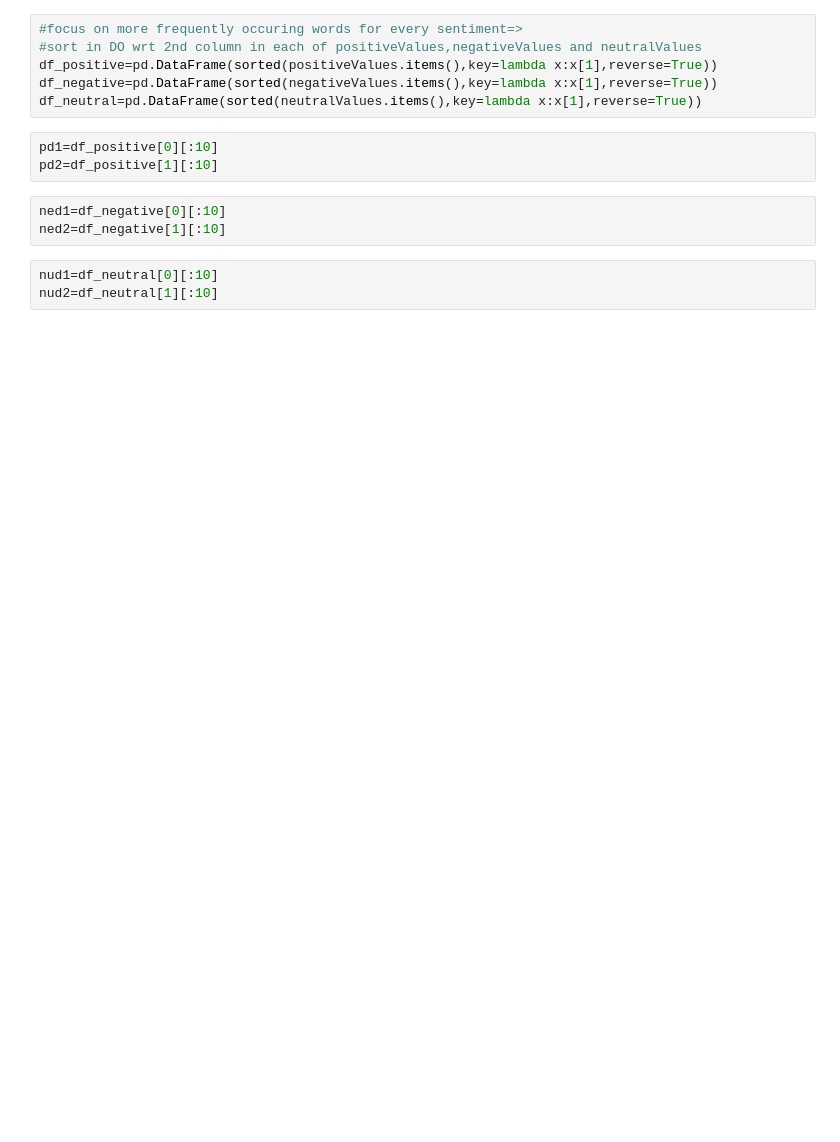
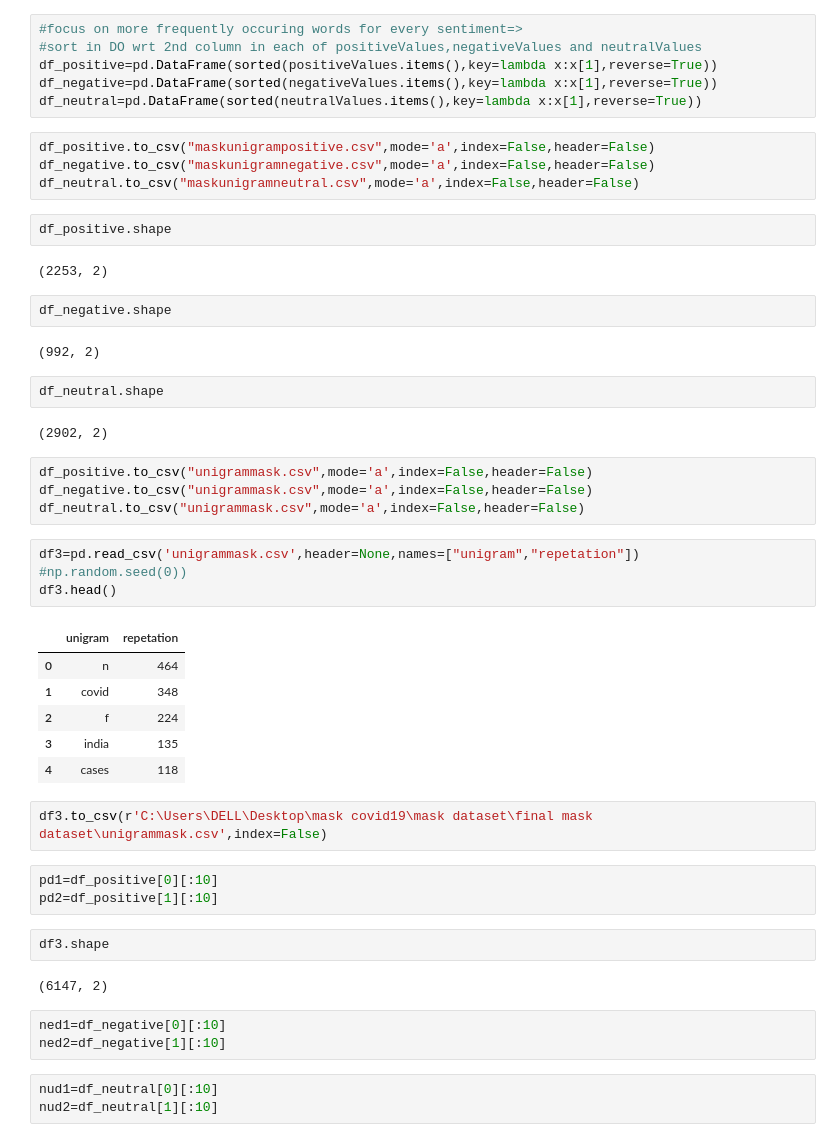
Before and after one commit to KIRTI0604/mask-sentiment-analysis, a Jupyter notebook: masksentiment analysisfinal.ipynb, the cells around one changed output. Saved outputs shown, nothing was run; the diff lists cells and outputs as text; blank space fills up the shorter version.

```diff
--- a/masksentiment analysisfinal.ipynb
+++ b/masksentiment analysisfinal.ipynb
@@ -562,9 +573,46 @@ Sentence after removing stopwords: ['india', 'covid', 'relief', 'fund', 'sells',
 df_positive=pd.DataFrame(sorted(positiveValues.items(),key=lambda x:x[1],reverse=True))
 df_negative=pd.DataFrame(sorted(negativeValues.items(),key=lambda x:x[1],reverse=True))
 df_neutral=pd.DataFrame(sorted(neutralValues.items(),key=lambda x:x[1],reverse=True))
+# %%
+df_positive.to_csv("maskunigrampositive.csv",mode='a',index=False,header=False)
+df_negative.to_csv("maskunigramnegative.csv",mode='a',index=False,header=False)
+df_neutral.to_csv("maskunigramneutral.csv",mode='a',index=False,header=False)
+# %%
+df_positive.shape
+# %% [output]
+(2253, 2)
+# %%
+df_negative.shape
+# %% [output]
+(992, 2)
+# %%
+df_neutral.shape
+# %% [output]
+(2902, 2)
+# %%
+df_positive.to_csv("unigrammask.csv",mode='a',index=False,header=False)
+df_negative.to_csv("unigrammask.csv",mode='a',index=False,header=False)
+df_neutral.to_csv("unigrammask.csv",mode='a',index=False,header=False)
+# %%
+df3=pd.read_csv('unigrammask.csv',header=None,names=["unigram","repetation"])
+#np.random.seed(0))
+df3.head()
+# %% [output]
+|  | unigram | repetation |
+| 0 | n | 464 |
+| 1 | covid | 348 |
+| 2 | f | 224 |
+| 3 | india | 135 |
+| 4 | cases | 118 |
+# %%
+df3.to_csv(r'C:\Users\DELL\Desktop\mask covid19\mask dataset\final mask dataset\unigrammask.csv',index=False)
 # %%
 pd1=df_positive[0][:10]
 pd2=df_positive[1][:10]
+# %%
+df3.shape
+# %% [output]
+(6147, 2)
 # %%
 ned1=df_negative[0][:10]
 ned2=df_negative[1][:10]
```
Also changed, not shown: parts of 38 cells of this notebook, 3 other files.
